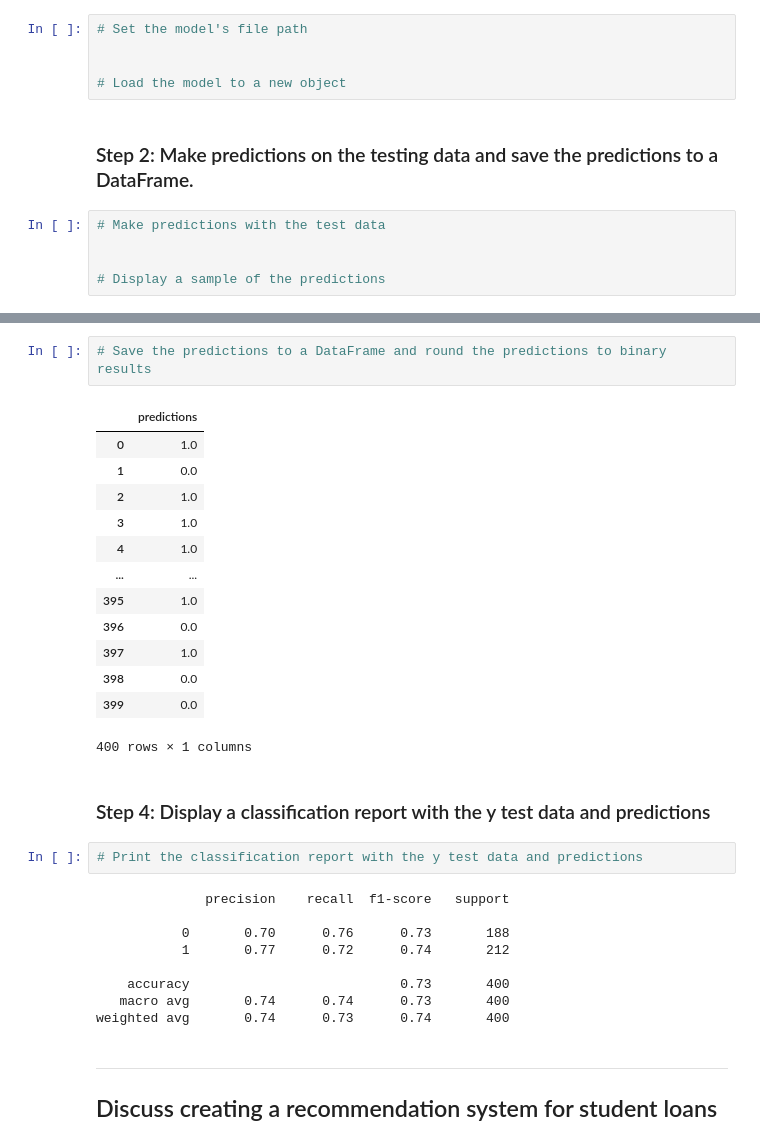
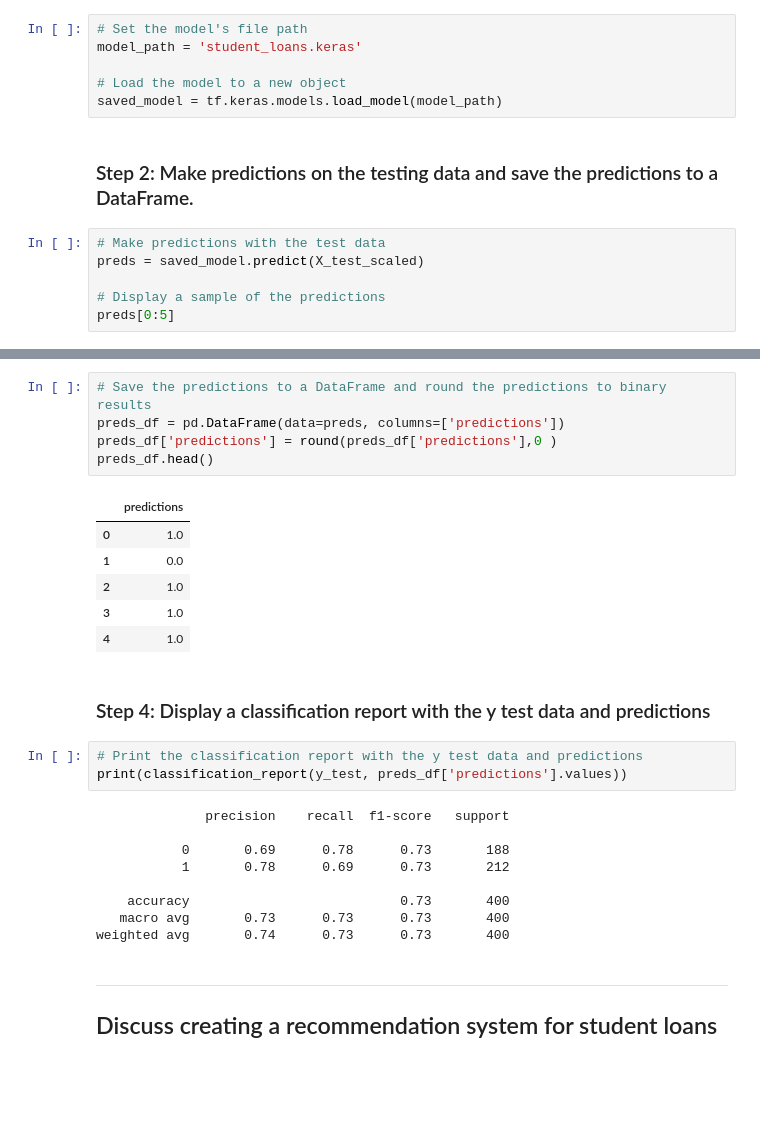
Before and after one commit to stellasyyun/neural-network-challenge-1, a Jupyter notebook: student_loans_with_deep_learning.ipynb, the cells around one changed output, grey strips where cells are left out. Drawn from its saved outputs; the diff is of its cells as text; blank space fills up the shorter version.

Commit message:
Load saved model and make predictions

```diff
--- a/student_loans_with_deep_learning.ipynb
+++ b/student_loans_with_deep_learning.ipynb
@@ -217,14 +210,16 @@ model.save(file_path)
 ### Step 1: Reload your saved model.
 # %%
 # Set the model's file path
-
+model_path = 'student_loans.keras'
 
 # Load the model to a new object
+saved_model = tf.keras.models.load_model(model_path)
 # %% [markdown]
 ### Step 2: Make predictions on the testing data and save the predictions to a DataFrame.
 # %%
 # Make predictions with the test data
-
+preds = saved_model.predict(X_test_scaled)
 
 # Display a sample of the predictions
+preds[0:5]
 # %% [output]
@@ -237,32 +232,29 @@ array([[0.63573396],
 # %%
 # Save the predictions to a DataFrame and round the predictions to binary results
+preds_df = pd.DataFrame(data=preds, columns=['predictions'])
+preds_df['predictions'] = round(preds_df['predictions'],0 )
+preds_df.head()
 # %% [output]
 |  | predictions |
 | 0 | 1.0 |
 | 1 | 0.0 |
 | 2 | 1.0 |
 | 3 | 1.0 |
 | 4 | 1.0 |
-| ... | ... |
-| 395 | 1.0 |
-| 396 | 0.0 |
-| 397 | 1.0 |
-| 398 | 0.0 |
-| 399 | 0.0 |
-400 rows × 1 columns
 # %% [markdown]
 ### Step 4: Display a classification report with the y test data and predictions
 # %%
 # Print the classification report with the y test data and predictions
+print(classification_report(y_test, preds_df['predictions'].values))
 # %% [output]
               precision    recall  f1-score   support
 
-           0       0.70      0.76      0.73       188
-           1       0.77      0.72      0.74       212
+           0       0.69      0.78      0.73       188
+           1       0.78      0.69      0.73       212
 
     accuracy                           0.73       400
-   macro avg       0.74      0.74      0.73       400
-weighted avg       0.74      0.73      0.74       400
+   macro avg       0.73      0.73      0.73       400
+weighted avg       0.74      0.73      0.73       400
 # %% [markdown]
 ---
 ## Discuss creating a recommendation system for student loans
```
Also changed, not shown: parts of 4 cells of this notebook, 1 other file.
